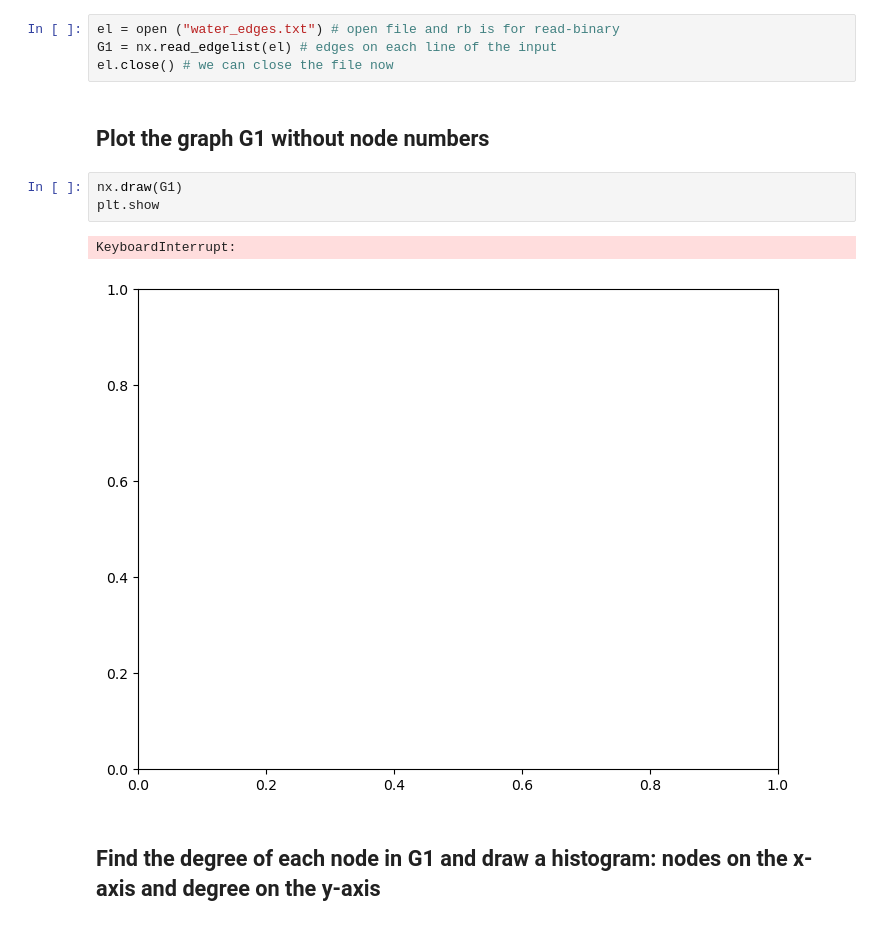
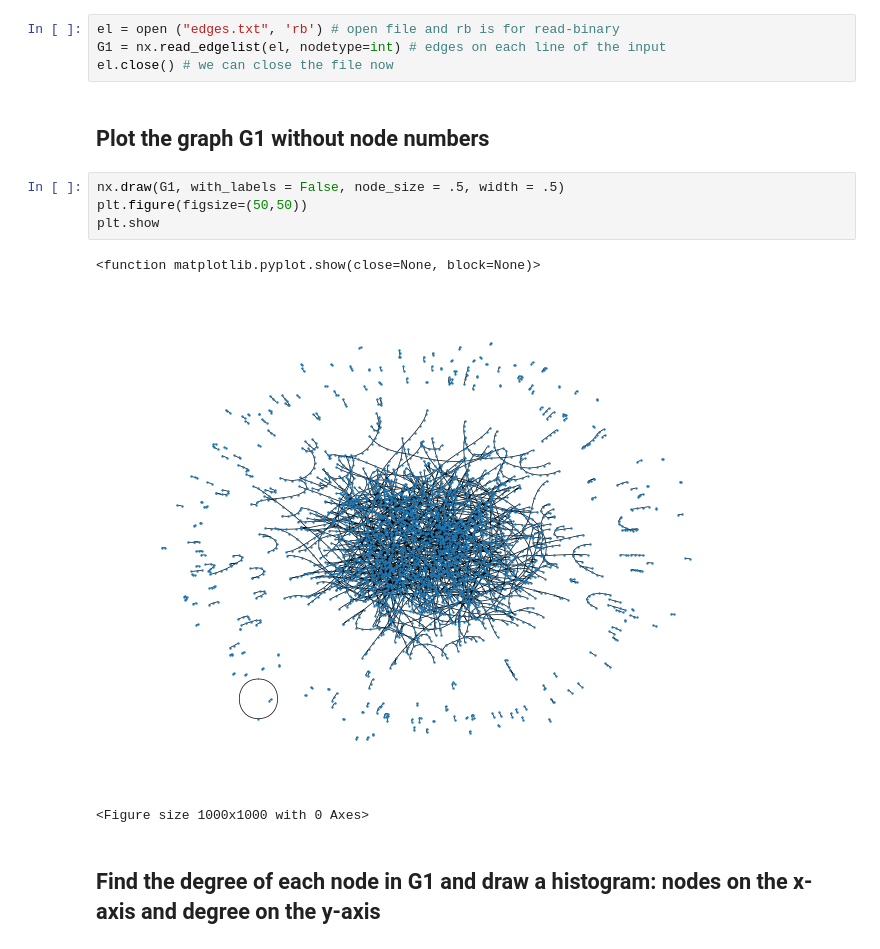
Before and after one commit to ikshovon/CS5483-Network-Science, a Jupyter notebook: Project-1-Fall-2022.ipynb, the cells around one changed output. Saved outputs shown, nothing was run; the diff lists cells and outputs as text.

```diff
--- a/Project-1-Fall-2022.ipynb
+++ b/Project-1-Fall-2022.ipynb
@@ -23,16 +25,18 @@ Edges	24,186 14,124
 Range of edge weight	-10 to +10
 Percentage of positive edges	93%
 # %%
-el = open ("water_edges.txt") # open file and rb is for read-binary
-G1 = nx.read_edgelist(el) # edges on each line of the input
+el = open ("edges.txt", 'rb') # open file and rb is for read-binary
+G1 = nx.read_edgelist(el, nodetype=int) # edges on each line of the input
 el.close() # we can close the file now
 # %% [markdown]
 ## Plot the graph G1 without node numbers
 # %%
-nx.draw(G1)
+nx.draw(G1, with_labels = False, node_size = .5, width = .5)
+plt.figure(figsize=(50,50))
 plt.show
 # %% [output]
-KeyboardInterrupt:
+<function matplotlib.pyplot.show(close=None, block=None)>
-[figure, old version]
+[figure, new version]
+<Figure size 1000x1000 with 0 Axes>
 # %% [markdown]
 ## Find the degree of each node in G1 and draw a histogram: nodes on the x-axis and degree on the y-axis
```
Also changed, not shown: parts of 5 cells of this notebook, 1 other file.
